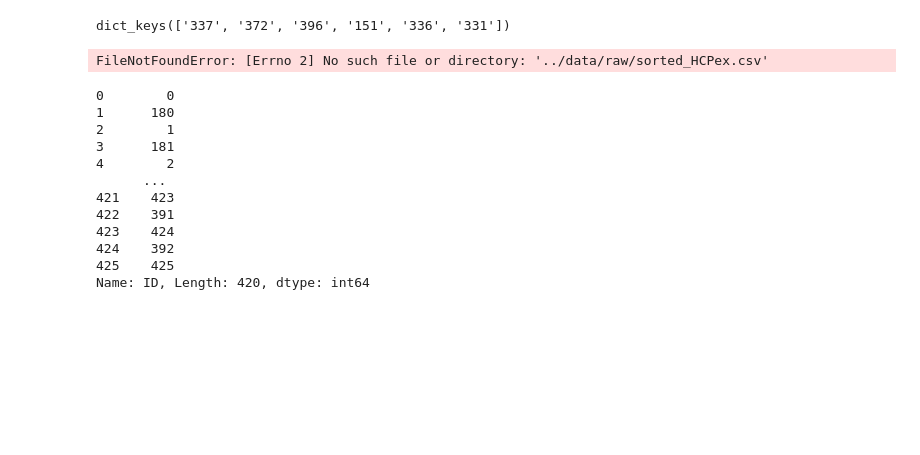
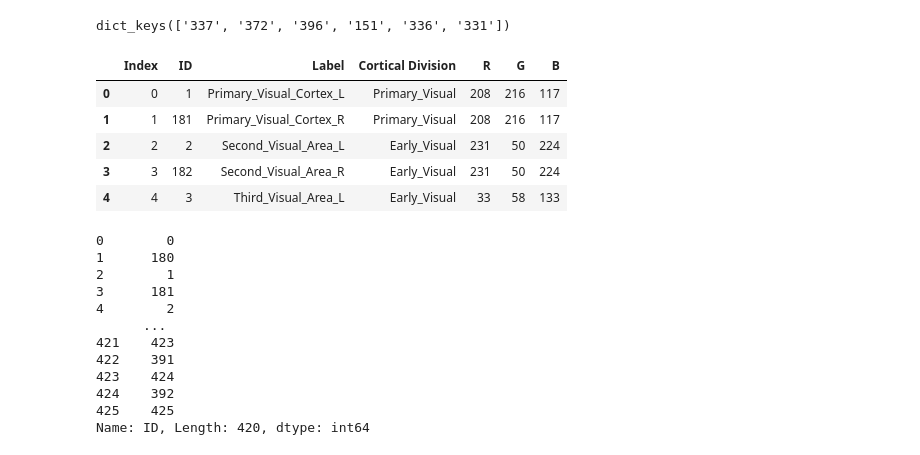
Before and after one commit to myxa/Open_Close_GNN, a Jupyter notebook: notebooks/corr_calc.ipynb, the cells around one changed output. Saved outputs shown, nothing was run; the diff lists cells and outputs as text; code cells hidden in the pictures; blank space fills up the shorter version.

```diff
--- a/notebooks/corr_calc.ipynb
+++ b/notebooks/corr_calc.ipynb
@@ -41,6 +41,13 @@ to_delete.keys()
 dict_keys(['337', '372', '396', '151', '336', '331'])
 # %%
 import pandas as pd
-sorted_rois = pd.read_csv('../data/raw/sorted_HCPex.csv')
+sorted_rois = pd.read_excel('C:\\Users\\user\\Downloads\\Telegram Desktop\\sorted_HCPex.xlsx')
-# %% [output]
-FileNotFoundError: [Errno 2] No such file or directory: '../data/raw/sorted_HCPex.csv'
+# %%
+sorted_rois.head()
+# %% [output]
+|  | Index | ID | Label | Cortical Division | R | G | B |
+| 0 | 0 | 1 | Primary_Visual_Cortex_L | Primary_Visual | 208 | 216 | 117 |
+| 1 | 1 | 181 | Primary_Visual_Cortex_R | Primary_Visual | 208 | 216 | 117 |
+| 2 | 2 | 2 | Second_Visual_Area_L | Early_Visual | 231 | 50 | 224 |
+| 3 | 3 | 182 | Second_Visual_Area_R | Early_Visual | 231 | 50 | 224 |
+| 4 | 4 | 3 | Third_Visual_Area_L | Early_Visual | 33 | 58 | 133 |
```
Also changed, not shown: parts of 2 cells of this notebook, 4 other files.
